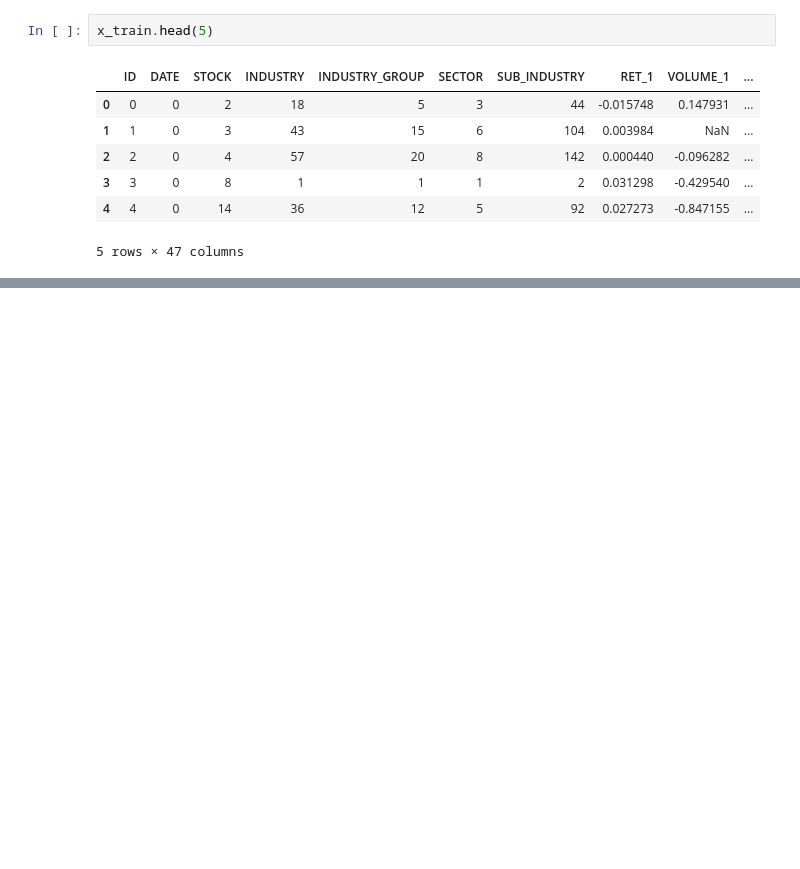
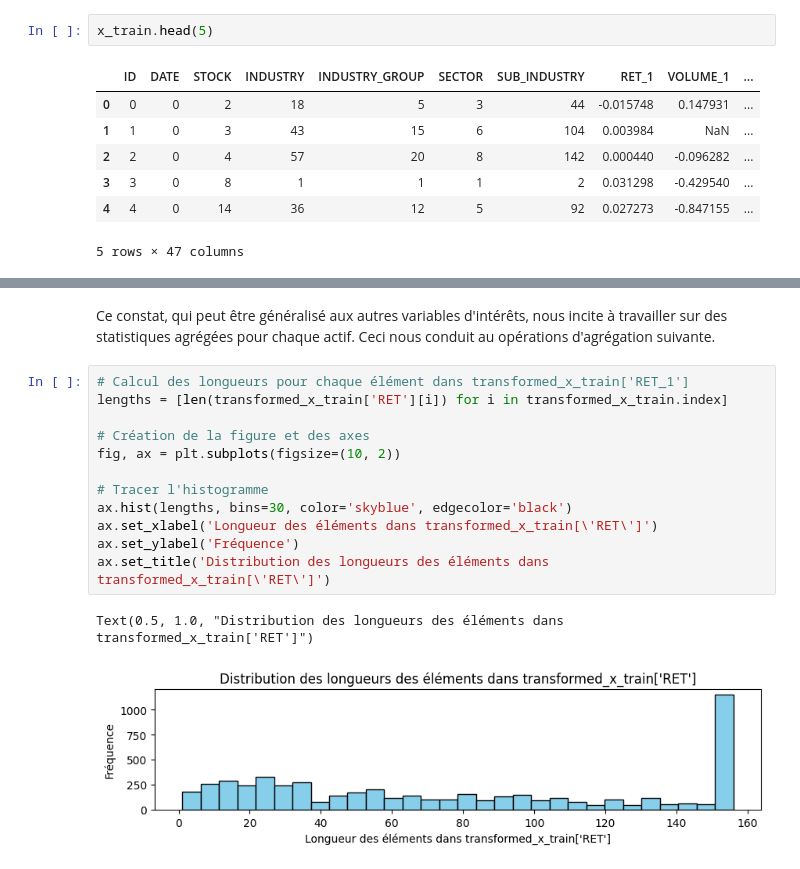
Before and after one commit to NailKhelifa/Stock_prediction_QRT, a Jupyter notebook: Data_exploration.ipynb, the cells around one changed output, grey strips where cells are left out. Cells and saved outputs as stored; diff of their text form; blank space fills up the shorter version.

```diff
--- a/Data_exploration.ipynb
+++ b/Data_exploration.ipynb
@@ -92,0 +105,17 @@ industry_avg
+# %% [markdown]
+Ce constat, qui peut être généralisé aux autres variables d'intérêts, nous incite à travailler sur des statistiques agrégées pour chaque actif. Ceci nous conduit au opérations d'agrégation suivante.
+# %%
+# Calcul des longueurs pour chaque élément dans transformed_x_train['RET_1']
+lengths = [len(transformed_x_train['RET'][i]) for i in transformed_x_train.index]
+
+# Création de la figure et des axes
+fig, ax = plt.subplots(figsize=(10, 2))
+
+# Tracer l'histogramme
+ax.hist(lengths, bins=30, color='skyblue', edgecolor='black')
+ax.set_xlabel('Longueur des éléments dans transformed_x_train[\'RET\']')
+ax.set_ylabel('Fréquence')
+ax.set_title('Distribution des longueurs des éléments dans transformed_x_train[\'RET\']')
+# %% [output]
+Text(0.5, 1.0, "Distribution des longueurs des éléments dans transformed_x_train['RET']")
+[figure, added]
```
Also changed, not shown: parts of 22 cells of this notebook.
